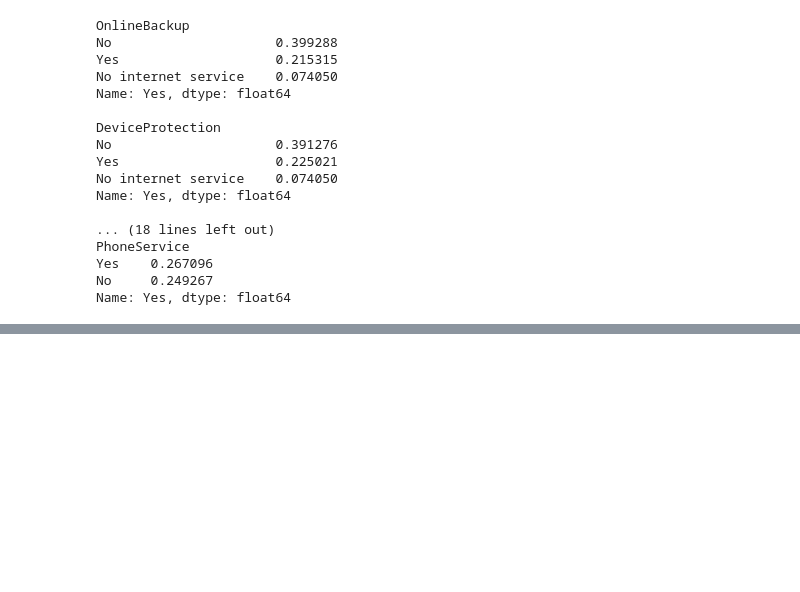
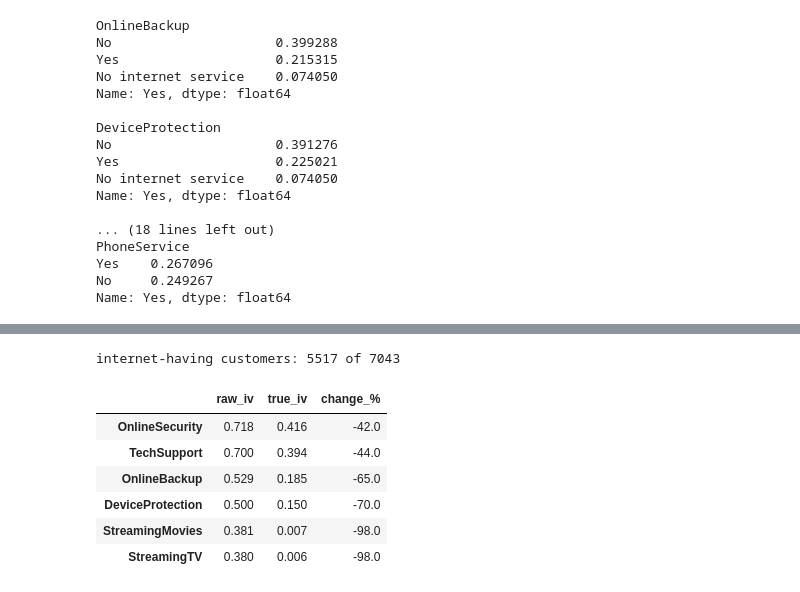
Before and after one commit to fredythachil/churn-retention-console, a Jupyter notebook: analysis/01_explore.ipynb, the cells around one changed output, grey strips where cells are left out. Drawn from its saved outputs; the diff is of its cells as text; code cells hidden in the pictures; blank space fills up the shorter version.

```diff
--- a/analysis/01_explore.ipynb
+++ b/analysis/01_explore.ipynb
@@ -212,0 +365,21 @@ Name: Yes, dtype: float64
+# %%
+internet = df[df["InternetService"] != "No"]
+print("internet-having customers:", len(internet), "of", len(df))
+
+confound = pd.DataFrame({
+    "raw_iv": {c: iv(c) for c in ["OnlineSecurity", "TechSupport", "OnlineBackup",
+                                  "DeviceProtection", "StreamingTV", "StreamingMovies"]},
+    "true_iv": {c: iv(c, internet) for c in ["OnlineSecurity", "TechSupport", "OnlineBackup",
+                                             "DeviceProtection", "StreamingTV", "StreamingMovies"]},
+})
+confound["change_%"] = ((confound["true_iv"] / confound["raw_iv"] - 1) * 100).round(0)
+confound.round(3).sort_values("true_iv", ascending=False)
+# %% [output]
+internet-having customers: 5517 of 7043
+|  | raw_iv | true_iv | change_% |
+| OnlineSecurity | 0.718 | 0.416 | -42.0 |
+| TechSupport | 0.700 | 0.394 | -44.0 |
+| OnlineBackup | 0.529 | 0.185 | -65.0 |
+| DeviceProtection | 0.500 | 0.150 | -70.0 |
+| StreamingMovies | 0.381 | 0.007 | -98.0 |
+| StreamingTV | 0.380 | 0.006 | -98.0 |
```
Also changed, not shown: parts of 39 cells of this notebook.
